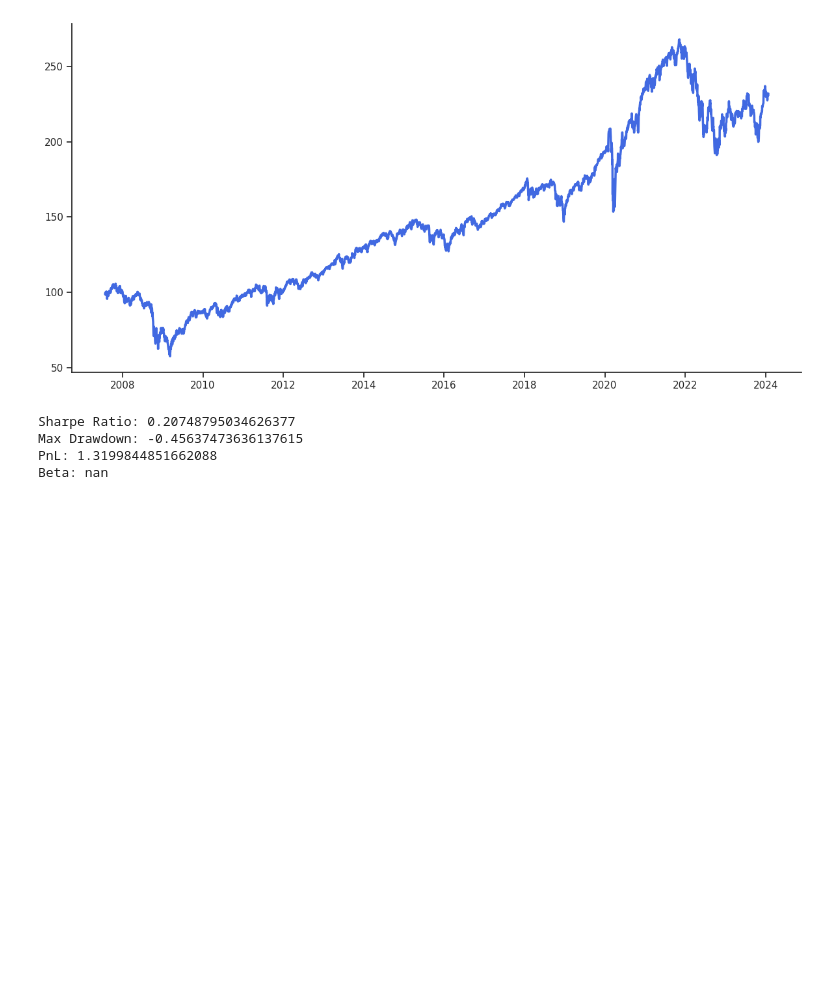
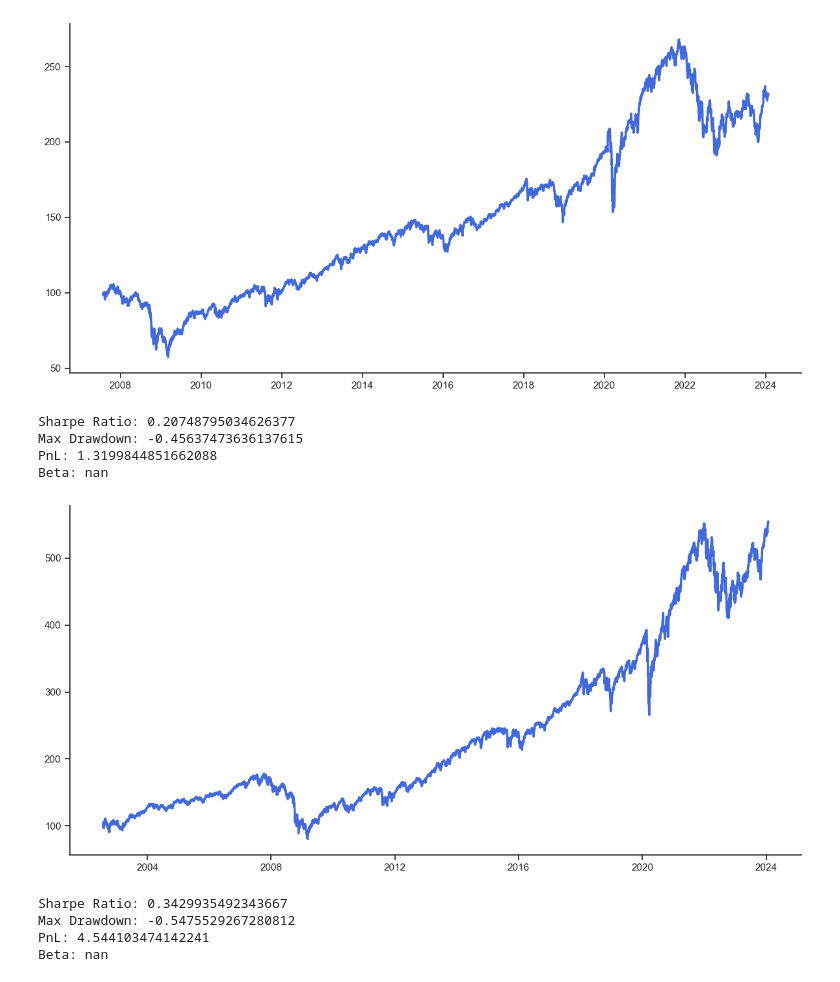
Before and after one commit to NUSFintechQuant/AY2324S1-Modern-Portfolio-Theory, a Jupyter notebook: portfolio/portfolio_demo.ipynb, the cells around one changed output. Cells and saved outputs as stored; diff of their text form; code cells hidden in the pictures; blank space fills up the shorter version.

```diff
--- a/portfolio/portfolio_demo.ipynb
+++ b/portfolio/portfolio_demo.ipynb
@@ -247,3 +307,11 @@ Sharpe Ratio: 0.20748795034626377
 Max Drawdown: -0.45637473636137615
 PnL: 1.3199844851662088
 Beta: nan
+# %%
+MVO.backtest(Backtest(MVO.generate_weights()))
+# %% [output]
+[figure, added]
+Sharpe Ratio: 0.3429935492343667
+Max Drawdown: -0.5475529267280812
+PnL: 4.544103474142241
+Beta: nan
```
Also changed, not shown: parts of 10 cells of this notebook, 1 other file.
